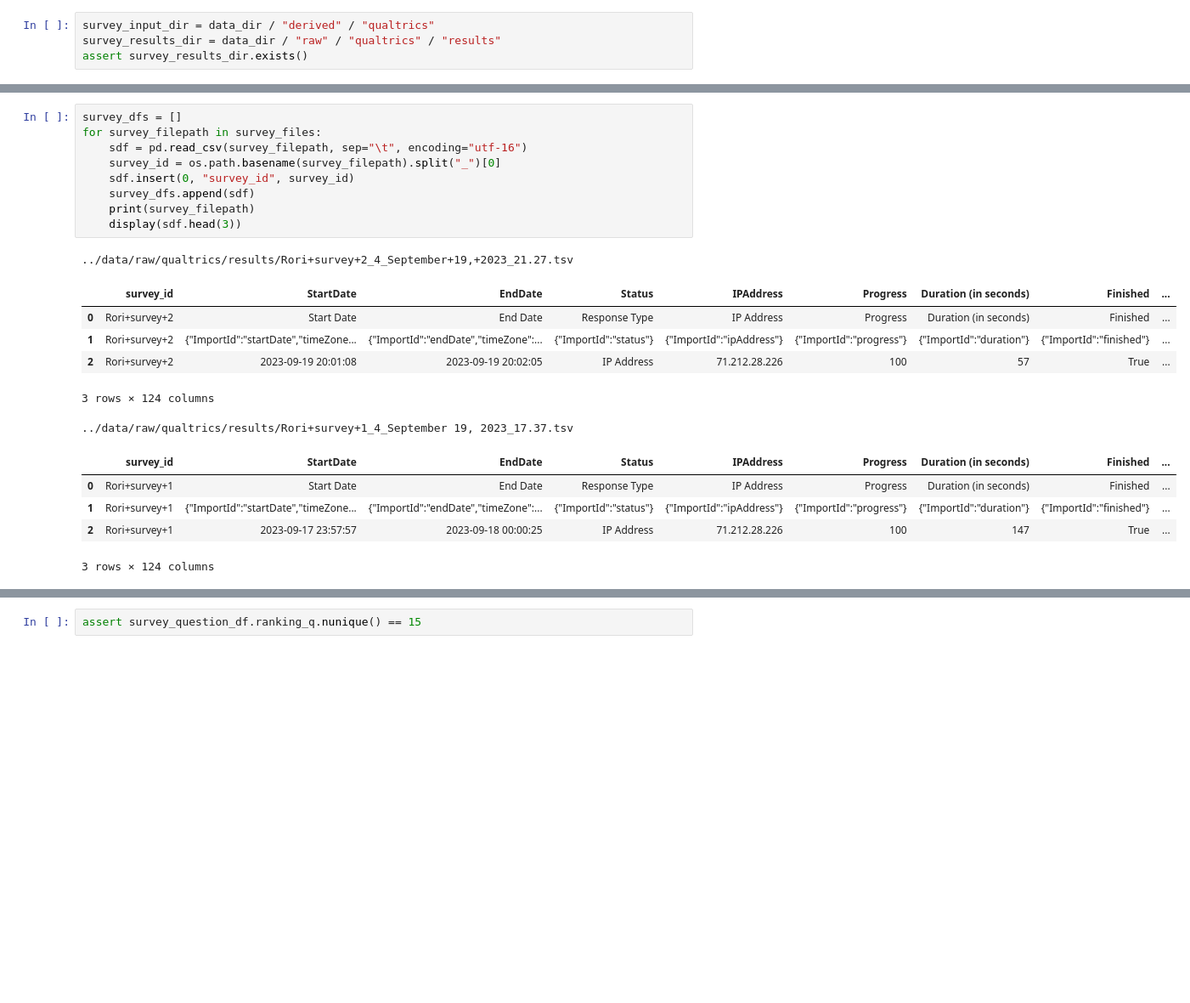
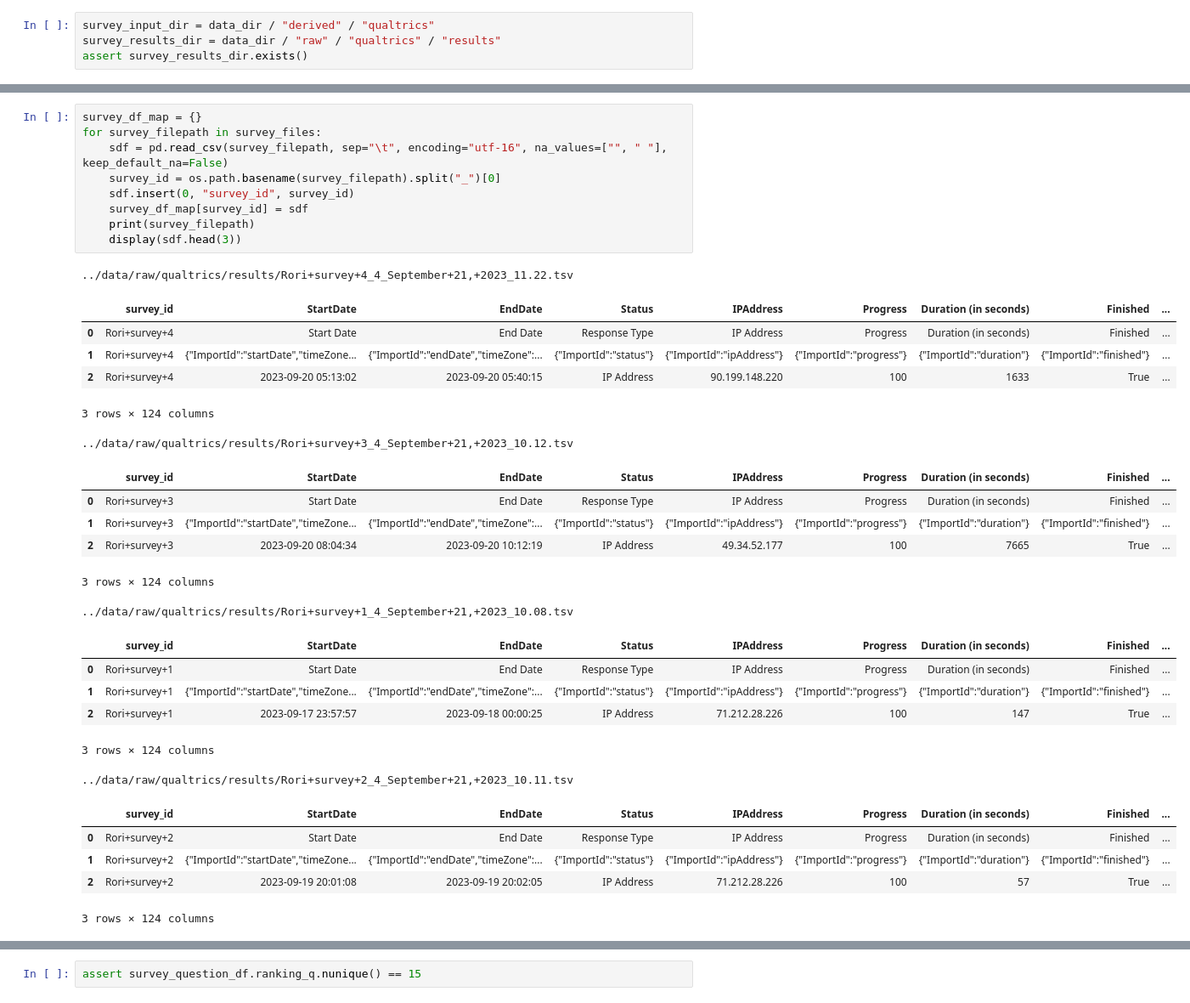
Before and after one commit to DigitalHarborFoundation/rag-for-math-qa, a Jupyter notebook: notebooks/SurveyDataAnalysis.ipynb, the cells around one changed output, grey strips where cells are left out. Shown: that part at 85% size. Cells and saved outputs as stored; diff of their text form; blank space fills up the shorter version.

```diff
--- a/notebooks/SurveyDataAnalysis.ipynb
+++ b/notebooks/SurveyDataAnalysis.ipynb
@@ -1104,25 +1123,37 @@ survey_files
 # %%
-survey_dfs = []
+survey_df_map = {}
 for survey_filepath in survey_files:
-    sdf = pd.read_csv(survey_filepath, sep="\t", encoding="utf-16")
+    sdf = pd.read_csv(survey_filepath, sep="\t", encoding="utf-16", na_values=["", " "], keep_default_na=False)
     survey_id = os.path.basename(survey_filepath).split("_")[0]
     sdf.insert(0, "survey_id", survey_id)
-    survey_dfs.append(sdf)
+    survey_df_map[survey_id] = sdf
     print(survey_filepath)
     display(sdf.head(3))
 # %% [output]
-../data/raw/qualtrics/results/Rori+survey+2_4_September+19,+2023_21.27.tsv
+../data/raw/qualtrics/results/Rori+survey+4_4_September+21,+2023_11.22.tsv
 |  | survey_id | StartDate | EndDate | Status | IPAddress | Progress | Duration (in seconds) | Finished | ... |
-| 0 | Rori+survey+2 | Start Date | End Date | Response Type | IP Address | Progress | Duration (in seconds) | Finished | ... |
-| 1 | Rori+survey+2 | {"ImportId":"startDate","timeZone... | {"ImportId":"endDate","timeZone":... | {"ImportId":"status"} | {"ImportId":"ipAddress"} | {"ImportId":"progress"} | {"ImportId":"duration"} | {"ImportId":"finished"} | ... |
-| 2 | Rori+survey+2 | 2023-09-19 20:01:08 | 2023-09-19 20:02:05 | IP Address | 71.212.28.226 | 100 | 57 | True | ... |
+| 0 | Rori+survey+4 | Start Date | End Date | Response Type | IP Address | Progress | Duration (in seconds) | Finished | ... |
+| 1 | Rori+survey+4 | {"ImportId":"startDate","timeZone... | {"ImportId":"endDate","timeZone":... | {"ImportId":"status"} | {"ImportId":"ipAddress"} | {"ImportId":"progress"} | {"ImportId":"duration"} | {"ImportId":"finished"} | ... |
+| 2 | Rori+survey+4 | 2023-09-20 05:13:02 | 2023-09-20 05:40:15 | IP Address | 90.199.148.220 | 100 | 1633 | True | ... |
 3 rows × 124 columns
-../data/raw/qualtrics/results/Rori+survey+1_4_September 19, 2023_17.37.tsv
+../data/raw/qualtrics/results/Rori+survey+3_4_September+21,+2023_10.12.tsv
 |  | survey_id | StartDate | EndDate | Status | IPAddress | Progress | Duration (in seconds) | Finished | ... |
-| 0 | Rori+survey+1 | Start Date | End Date | Response Type | IP Address | Progress | Duration (in seconds) | Finished | ... |
-| 1 | Rori+survey+1 | {"ImportId":"startDate","timeZone... | {"ImportId":"endDate","timeZone":... | {"ImportId":"status"} | {"ImportId":"ipAddress"} | {"ImportId":"progress"} | {"ImportId":"duration"} | {"ImportId":"finished"} | ... |
-| 2 | Rori+survey+1 | 2023-09-17 23:57:57 | 2023-09-18 00:00:25 | IP Address | 71.212.28.226 | 100 | 147 | True | ... |
+| 0 | Rori+survey+3 | Start Date | End Date | Response Type | IP Address | Progress | Duration (in seconds) | Finished | ... |
+| 1 | Rori+survey+3 | {"ImportId":"startDate","timeZone... | {"ImportId":"endDate","timeZone":... | {"ImportId":"status"} | {"ImportId":"ipAddress"} | {"ImportId":"progress"} | {"ImportId":"duration"} | {"ImportId":"finished"} | ... |
+| 2 | Rori+survey+3 | 2023-09-20 08:04:34 | 2023-09-20 10:12:19 | IP Address | 49.34.52.177 | 100 | 7665 | True | ... |
 3 rows × 124 columns
+../data/raw/qualtrics/results/Rori+survey+1_4_September+21,+2023_10.08.tsv
+|  | survey_id | StartDate | EndDate | Status | IPAddress | Progress | Duration (in seconds) | Finished | ... |
+| 0 | Rori+survey+1 | Start Date | End Date | Response Type | IP Address | Progress | Duration (in seconds) | Finished | ... |
+| 1 | Rori+survey+1 | {"ImportId":"startDate","timeZone... | {"ImportId":"endDate","timeZone":... | {"ImportId":"status"} | {"ImportId":"ipAddress"} | {"ImportId":"progress"} | {"ImportId":"duration"} | {"ImportId":"finished"} | ... |
+| 2 | Rori+survey+1 | 2023-09-17 23:57:57 | 2023-09-18 00:00:25 | IP Address | 71.212.28.226 | 100 | 147 | True | ... |
+3 rows × 124 columns
+../data/raw/qualtrics/results/Rori+survey+2_4_September+21,+2023_10.11.tsv
+|  | survey_id | StartDate | EndDate | Status | IPAddress | Progress | Duration (in seconds) | Finished | ... |
+| 0 | Rori+survey+2 | Start Date | End Date | Response Type | IP Address | Progress | Duration (in seconds) | Finished | ... |
+| 1 | Rori+survey+2 | {"ImportId":"startDate","timeZone... | {"ImportId":"endDate","timeZone":... | {"ImportId":"status"} | {"ImportId":"ipAddress"} | {"ImportId":"progress"} | {"ImportId":"duration"} | {"ImportId":"finished"} | ... |
+| 2 | Rori+survey+2 | 2023-09-19 20:01:08 | 2023-09-19 20:02:05 | IP Address | 71.212.28.226 | 100 | 57 | True | ... |
+3 rows × 124 columns
 # %%
 np.array(sdf.columns).reshape(-1)
 # %% [output]
```
Also changed, not shown: parts of 58 cells of this notebook, 3 other files.
